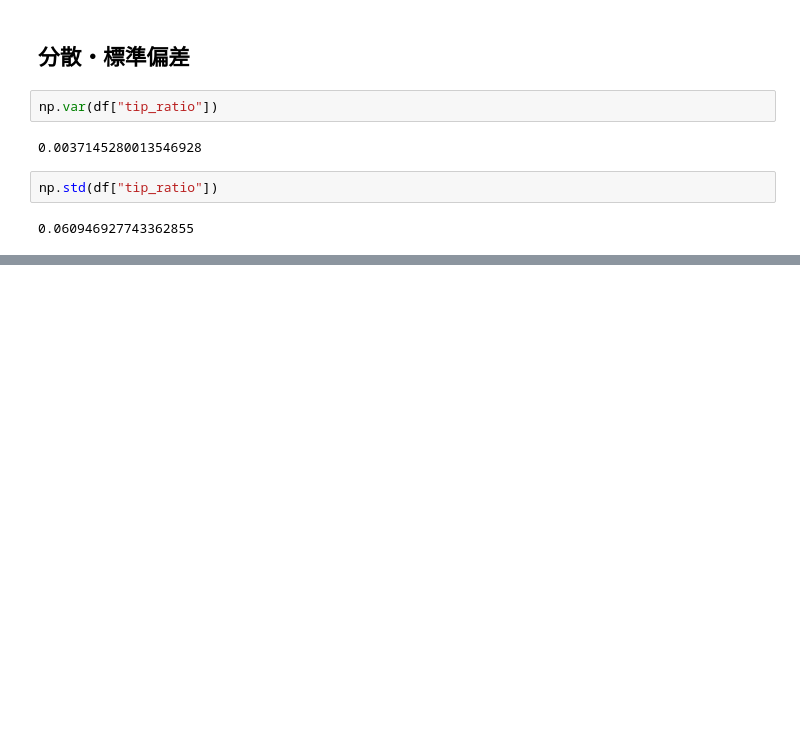
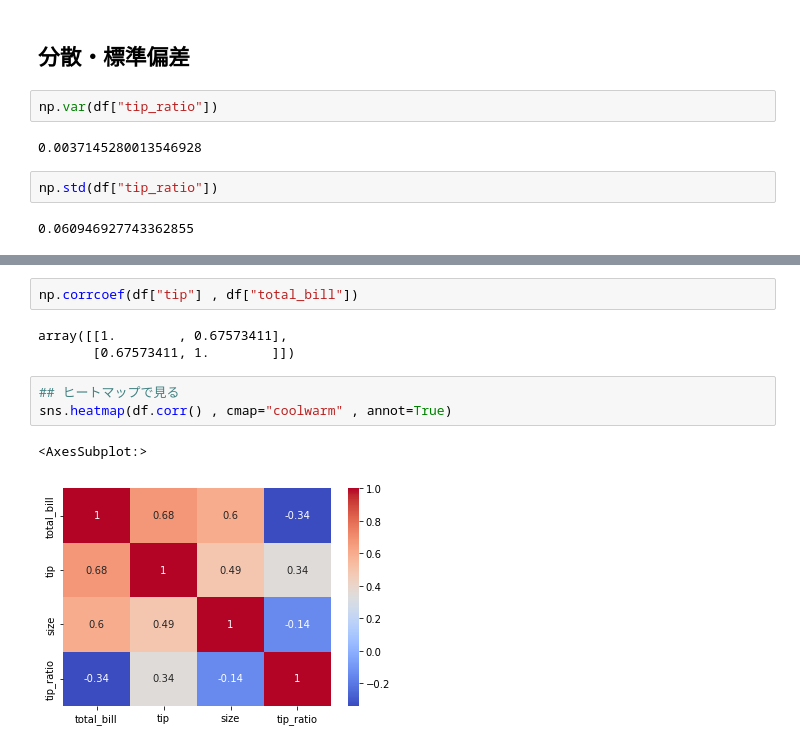
Before and after one commit to kiichiro173/statistic, a Jupyter notebook: kame講座/記述統計に関して.ipynb, the cells around one changed output, grey strips where cells are left out. Cells and saved outputs as stored; diff of their text form; blank space fills up the shorter version.

```diff
--- a/kame講座/記述統計に関して.ipynb
+++ b/kame講座/記述統計に関して.ipynb
@@ -163,0 +241,11 @@ np.std(df["tip_ratio"])
+# %%
+np.corrcoef(df["tip"] , df["total_bill"])
+# %% [output]
+array([[1.        , 0.67573411],
+       [0.67573411, 1.        ]])
+# %%
+## ヒートマップで見る
+sns.heatmap(df.corr() , cmap="coolwarm" , annot=True)
+# %% [output]
+<AxesSubplot:>
+[figure, added]
```
Also changed, not shown: parts of 19 cells of this notebook.
